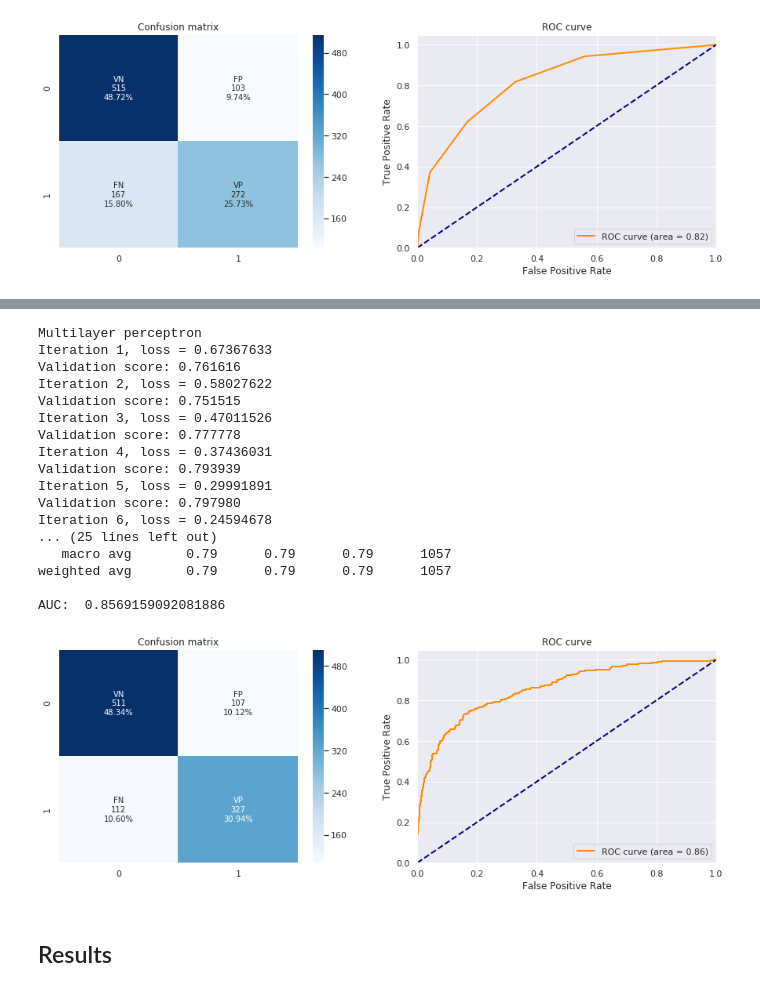
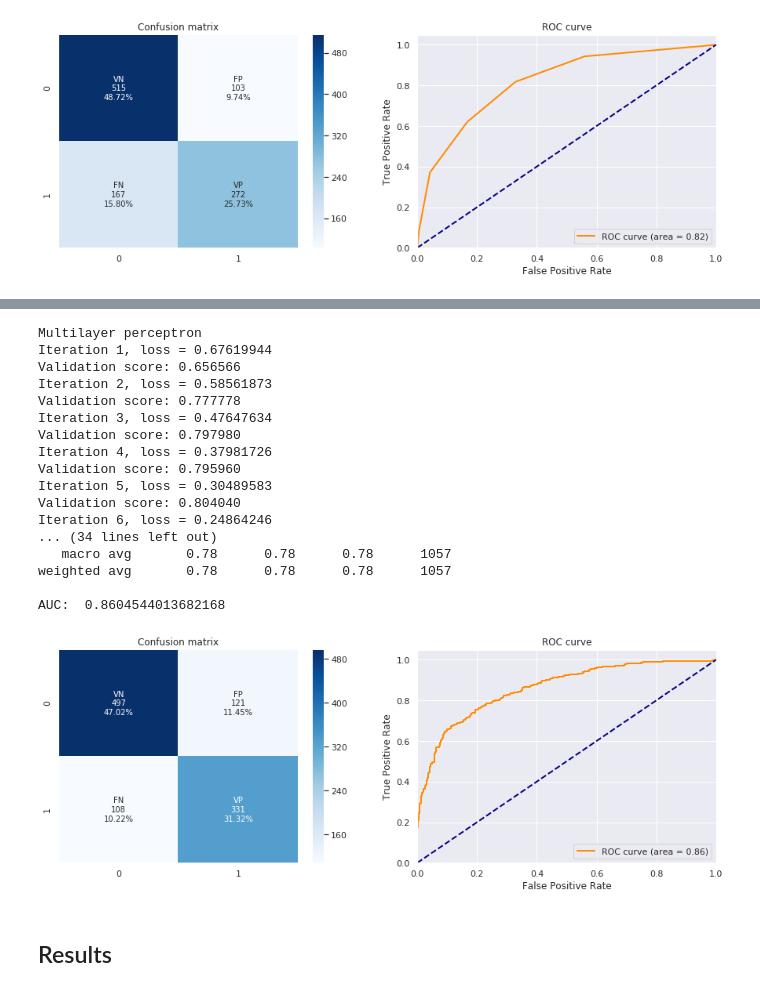
Before and after one commit to cabrau/FakeWhatsApp.Br, a Jupyter notebook: 5 - misinformation detection ml bow.ipynb, the cells around one changed output, grey strips where cells are left out. Saved outputs shown, nothing was run; the diff lists cells and outputs as text; code cells hidden in the pictures.

```diff
--- a/5 - misinformation detection ml bow.ipynb
+++ b/5 - misinformation detection ml bow.ipynb
@@ -642,36 +641,36 @@ AUC:  0.8096549232958105
 [figure]
 # %%
 print('Multilayer perceptron')
-mlp = MLPClassifier(max_iter=15,verbose=True, early_stopping= True).fit(X_train, y_train)
+mlp = MLPClassifier(max_iter = 10, verbose=True, early_stopping= True).fit(X_train, y_train)
 y_pred = mlp.predict(X_test)
 y_prob = mlp.predict_proba(X_test)[:,1]
 acc, precision, recall, f1, roc_auc = getTestMetrics(y_test, y_pred, y_prob)
 
 model.append('mlp')
 accuracy_score.append(acc)
 precision_score.append(precision)
 recall_score.append(recall)
 f1_score.append(f1)
 auc_score.append(roc_auc)
 # %% [output]
 Multilayer perceptron
-Iteration 1, loss = 0.67367633
-Validation score: 0.761616
-Iteration 2, loss = 0.58027622
-Validation score: 0.751515
-Iteration 3, loss = 0.47011526
+Iteration 1, loss = 0.67619944
+Validation score: 0.656566
+Iteration 2, loss = 0.58561873
 Validation score: 0.777778
-Iteration 4, loss = 0.37436031
-Validation score: 0.793939
-Iteration 5, loss = 0.29991891
+Iteration 3, loss = 0.47647634
 Validation score: 0.797980
-Iteration 6, loss = 0.24594678
-... (25 lines left out)
-   macro avg       0.79      0.79      0.79      1057
-weighted avg       0.79      0.79      0.79      1057
+Iteration 4, loss = 0.37981726
+Validation score: 0.795960
+Iteration 5, loss = 0.30489583
+Validation score: 0.804040
+Iteration 6, loss = 0.24864246
+... (34 lines left out)
+   macro avg       0.78      0.78      0.78      1057
+weighted avg       0.78      0.78      0.78      1057
 
-AUC:  0.8569159092081886
+AUC:  0.8604544013682168
-[figure, old version]
+[figure, new version]
 # %% [markdown]
 ## Results
 # %%
```
Also changed, not shown: parts of 17 cells of this notebook, 9 other files.
